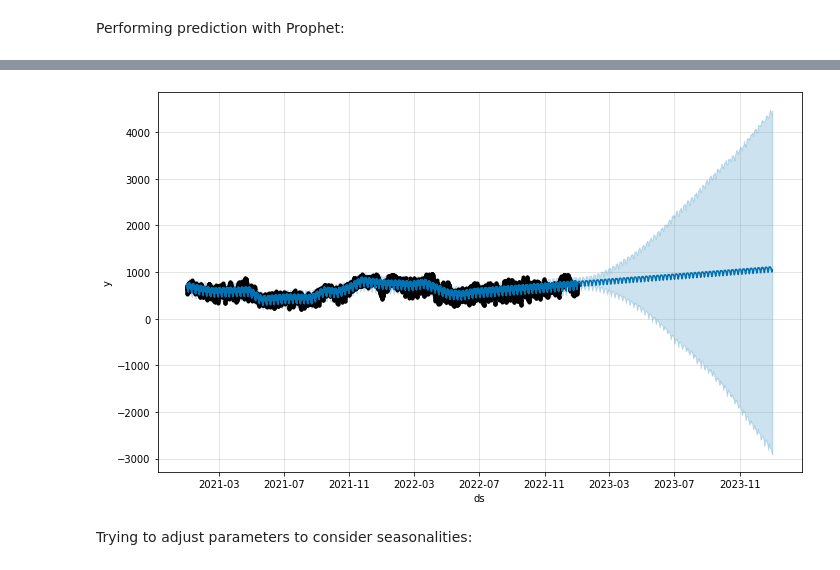
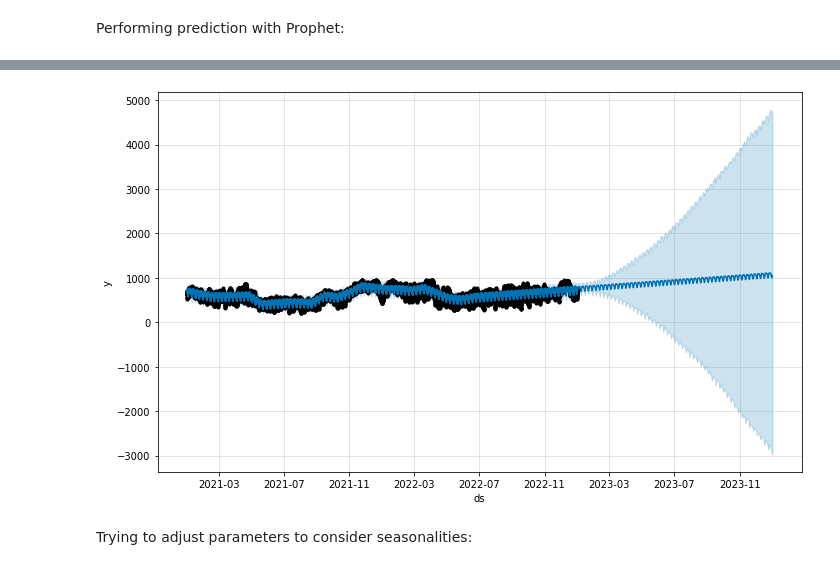
Before and after one commit to LSquarzoni/GreenTeam, a Jupyter notebook: Prophet_sandbox.ipynb, the cells around one changed output, grey strips where cells are left out. Drawn from its saved outputs; the diff is of its cells as text; code cells hidden in the pictures.

Commit message:
prophet_sandbox - cleanup

```diff
--- a/Prophet_sandbox.ipynb
+++ b/Prophet_sandbox.ipynb
@@ -153,6 +94,7 @@ dataset_CI_fix
 # %%
-dataset_CI_fix.rename(columns={'timestamp':'ds', 'LCA+direct':'y' }, inplace=True)
-dataset_CI_fix
+dataset_CI_prophet = dataset_CI.reset_index()
+dataset_CI_prophet.rename(columns={'timestamp':'ds', 'LCA+direct':'y' }, inplace=True)
+dataset_CI_prophet.head()
 # %% [output]
 |  | ds | y |
 | 0 | 2021-01-01 00:00:00 | 693.03 |
@@ -189,0 +107,3 @@ dataset_half
+# %%
+dataset_train = dataset_CI_prophet[(dataset_CI_prophet['ds'] < '2023-01')]
+dataset_train.head()
@@ -191,7 +118,7 @@ dataset_half
 Performing prediction with Prophet:
 # %%
 m_noparams = Prophet()
-m_noparams.fit(dataset_half)
+m_noparams.fit(dataset_train)
 
 future = m_noparams.make_future_dataframe(periods=365)
 future.tail()
@@ -206,4 +133,4 @@ fig1 = m_noparams.plot(forecast_noparams)
-[figure, old version]
+[figure, new version]
 # %% [markdown]
 Trying to adjust parameters to consider seasonalities:
 # %%
```
Also changed, not shown: parts of 11 cells of this notebook, 1 other file.
